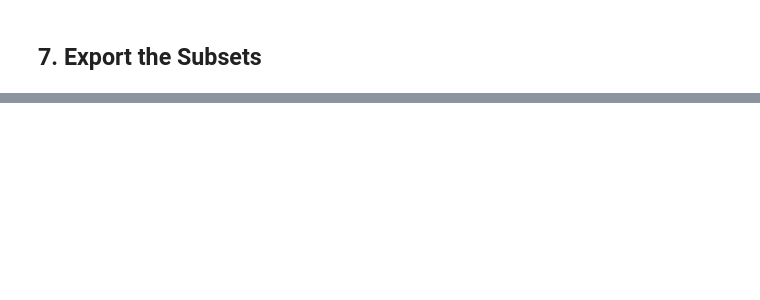
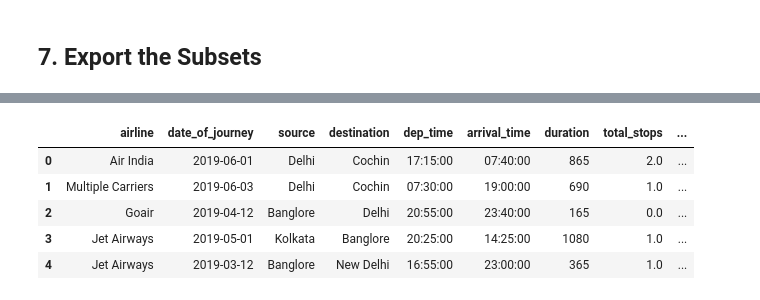
Before and after one commit to Vaibhav15032704/Sagemaker-Flight_Price_Prediction, a Jupyter notebook: notebooks/data-cleaning.ipynb, the cells around one changed output, grey strips where cells are left out. Drawn from its saved outputs; the diff is of its cells as text; code cells hidden in the pictures; blank space fills up the shorter version.

```diff
--- a/notebooks/data-cleaning.ipynb
+++ b/notebooks/data-cleaning.ipynb
@@ -480,0 +515,9 @@ flights_cleaned
+# %%
+export_data(X_val, y_val, "val")
+# %% [output]
+|  | airline | date_of_journey | source | destination | dep_time | arrival_time | duration | total_stops | ... |
+| 0 | Air India | 2019-06-01 | Delhi | Cochin | 17:15:00 | 07:40:00 | 865 | 2.0 | ... |
+| 1 | Multiple Carriers | 2019-06-03 | Delhi | Cochin | 07:30:00 | 19:00:00 | 690 | 1.0 | ... |
+| 2 | Goair | 2019-04-12 | Banglore | Delhi | 20:55:00 | 23:40:00 | 165 | 0.0 | ... |
+| 3 | Jet Airways | 2019-05-01 | Kolkata | Banglore | 20:25:00 | 14:25:00 | 1080 | 1.0 | ... |
+| 4 | Jet Airways | 2019-03-12 | Banglore | New Delhi | 16:55:00 | 23:00:00 | 365 | 1.0 | ... |
```
Also changed, not shown: parts of 8 cells of this notebook, 3 other files.
